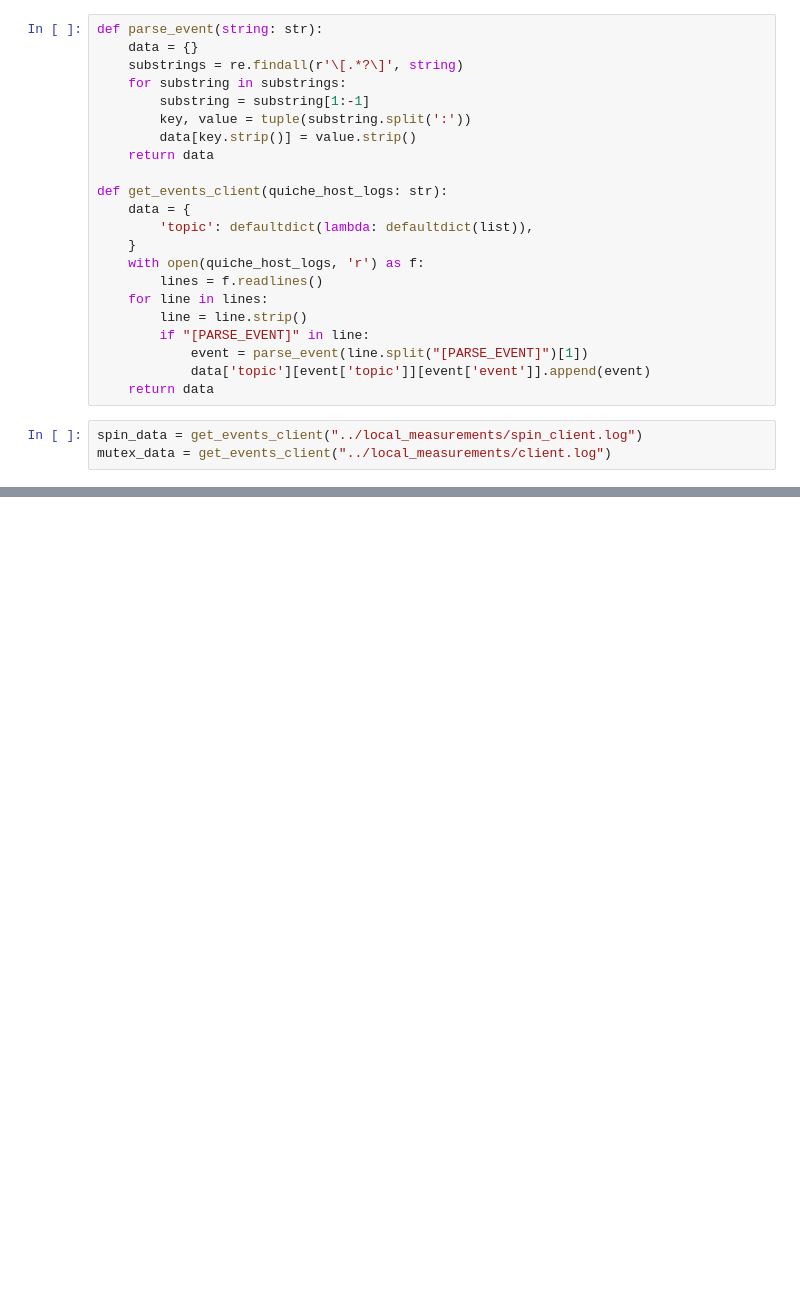
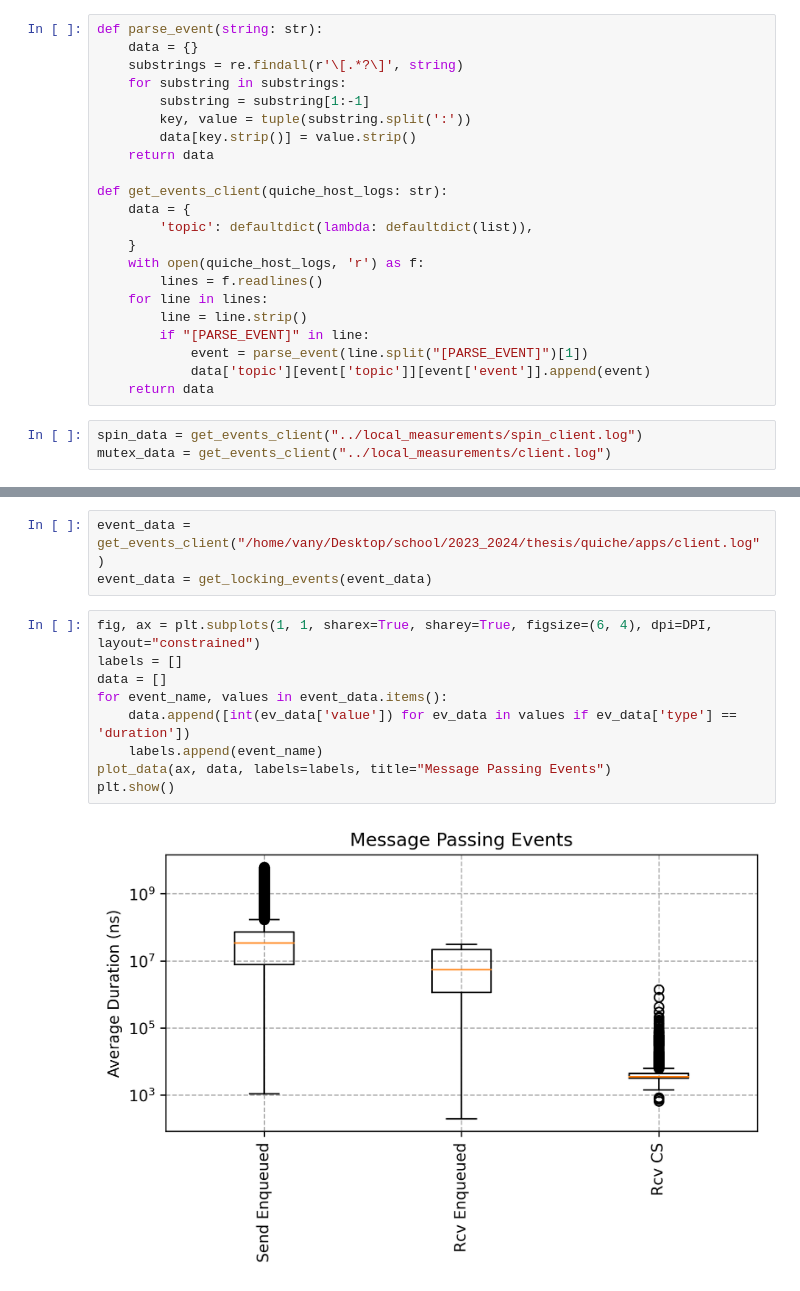
Before and after one commit to vanyingenzi/master_thesis_utilies, a Jupyter notebook: analysis/quiche_logs_event_plotting.ipynb, the cells around one changed output, grey strips where cells are left out. Cells and saved outputs as stored; diff of their text form; blank space fills up the shorter version.

```diff
--- a/analysis/quiche_logs_event_plotting.ipynb
+++ b/analysis/quiche_logs_event_plotting.ipynb
@@ -99,0 +106,14 @@ plt.show()
+# %%
+event_data = get_events_client("/home/vany/Desktop/school/2023_2024/thesis/quiche/apps/client.log")
+event_data = get_locking_events(event_data)
+# %%
+fig, ax = plt.subplots(1, 1, sharex=True, sharey=True, figsize=(6, 4), dpi=DPI, layout="constrained")
+labels = []
+data = []
+for event_name, values in event_data.items():
+    data.append([int(ev_data['value']) for ev_data in values if ev_data['type'] == 'duration'])
+    labels.append(event_name)
+plot_data(ax, data, labels=labels, title="Message Passing Events")
+plt.show()
+# %% [output]
+[figure, added]
```
Also changed, not shown: parts of 4 cells of this notebook, 11 other files.
